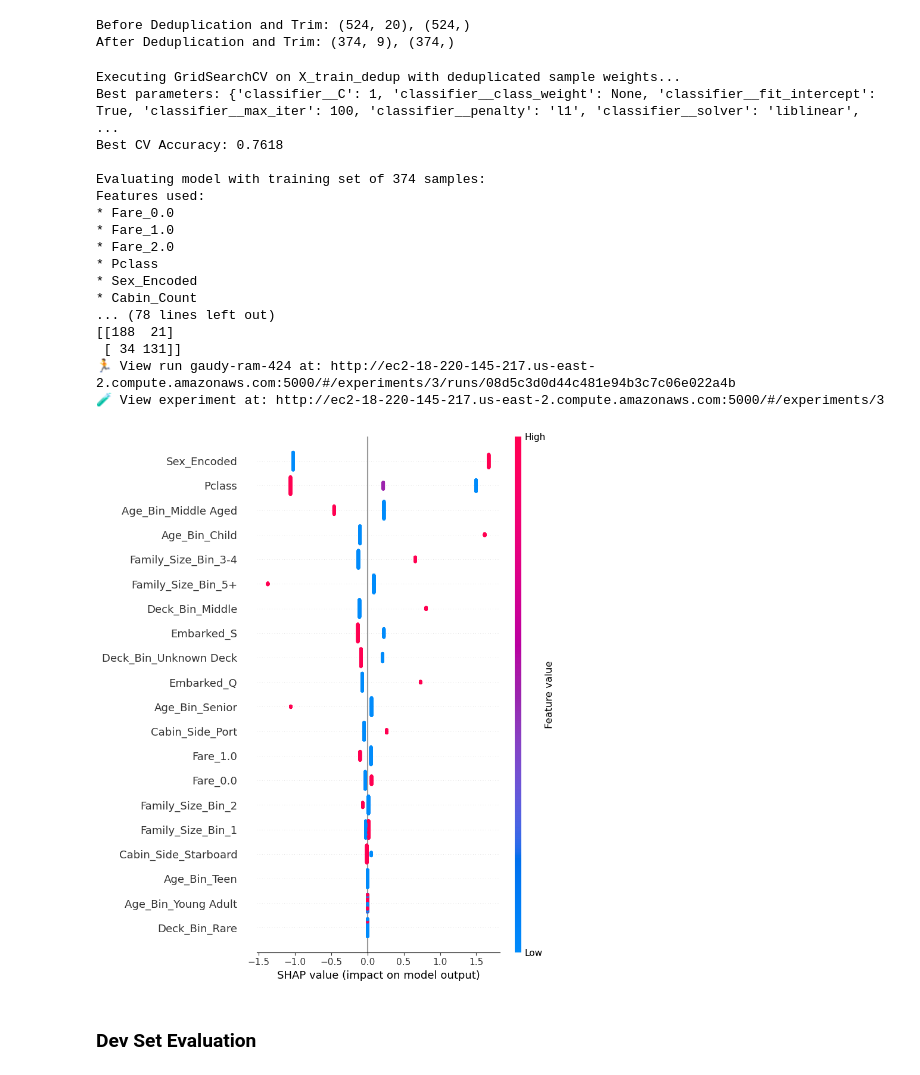
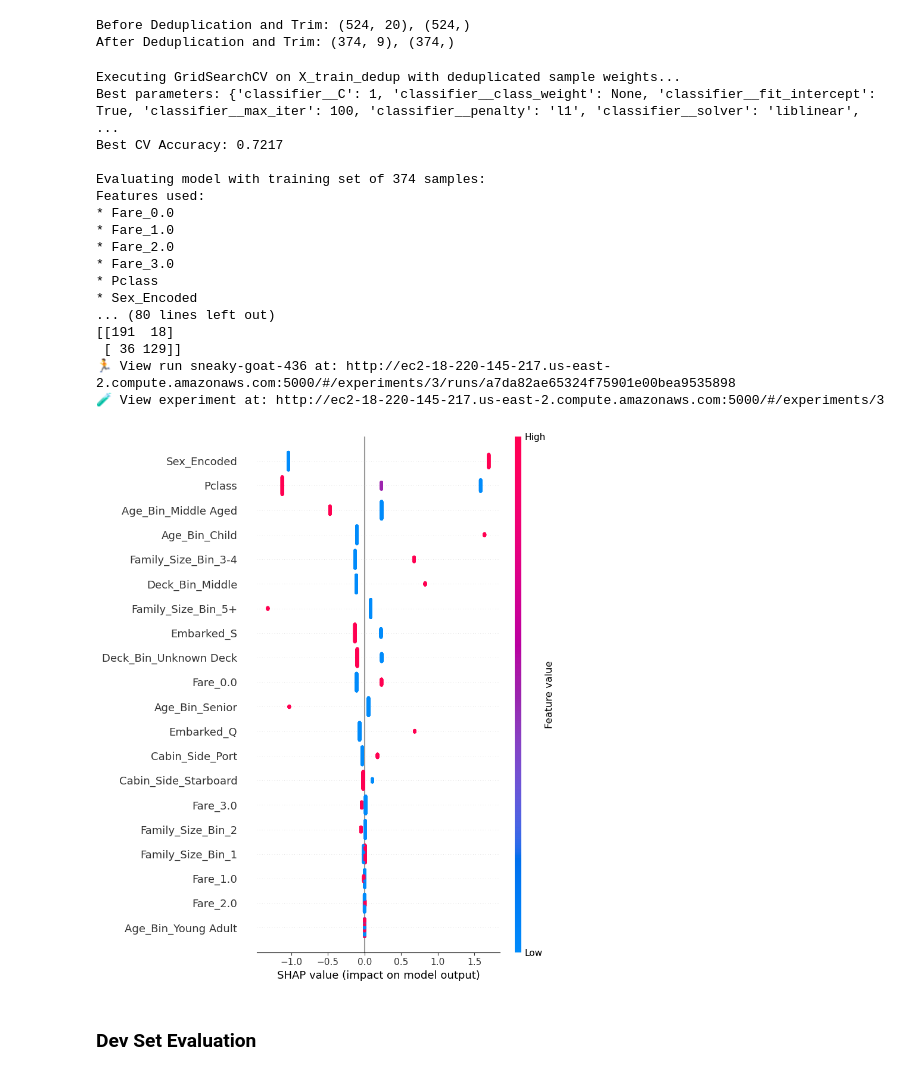
Before and after one commit to pt7481/titanic-ml-from-disaster, a Jupyter notebook: titanic_ml_from_disaster_abridged__paultongyoo.ipynb, the cells around one changed output. Cells and saved outputs as stored; diff of their text form; code cells hidden in the pictures.

Commit message:
Baselining hypertuning strategy (X_train only) before refactoring to incorporate (X_train + X_dev)

```diff
--- a/titanic_ml_from_disaster_abridged__paultongyoo.ipynb
+++ b/titanic_ml_from_disaster_abridged__paultongyoo.ipynb
@@ -901,7 +901,7 @@ with mlflow.start_run():
     mlflow.set_tag("dataset", "X_train")
 
     ###### Create reusable preprocessor that is fit only prior to Training and CV evaluations
-    num_fare_bins = 4   # Increasing to 5 increased variance (overfit training data), so using 4 bins for now
+    num_fare_bins = 4   # Included in hyperparameter search
     mlflow.log_param("num_fare_bins", num_fare_bins)
     fare_pipeline = Pipeline([
         ('log1p', FunctionTransformer(np.log1p, validate=False)),
@@ -927,12 +927,12 @@ with mlflow.start_run():
     param_grid = [
         { # Focusing on L1 penalty models to zero out noisy features
         'classifier__penalty':       ['l1'],
-        'classifier__C':             [0.001, 0.01, 0.1, 1, 10, 100],
+        'classifier__C':             [1,10,100], #[0.001, 0.01, 0.1, 1, 10, 100],
         'classifier__solver':        ['liblinear', 'saga'],
         'classifier__max_iter':      [100, 1000],
         'classifier__class_weight':  [None, 'balanced'],
         'classifier__fit_intercept': [True, False],
-        'preprocessor__fare_log_ohe__bins__n_bins': [3, 4, 5],
+        'preprocessor__fare_log_ohe__bins__n_bins': [4] # [3, 4, 5],
         },
     ]
 
@@ -953,7 +953,7 @@ with mlflow.start_run():
     model_params = grid_search.best_params_
     print(f"Best parameters: {model_params}")
     print(f"Best CV Accuracy: {grid_search.best_score_:.4f}")
-    mlflow.log_param("model_type", pipeline.__class__.__name__)
+    mlflow.log_param("model_type", pipeline.named_steps['classifier'].__class__.__name__)
 
     mlflow.log_params(model_params)
     mlflow.log_metric("best_cv_acc", grid_search.best_score_)
@@ -989,40 +989,40 @@ with mlflow.start_run():
     print("Training precision:", training_prec)
     print("Training recall   :", training_rec)
     print("Training F1-score :", training_f1)
 
     print("\nModel Coefficients:")
     coef_df = pd.DataFrame(pipeline.named_steps['classifier'].coef_.T, index=feature_names_after_preprocessing, columns=['Coefficient'])
     print(coef_df.sort_values(by='Coefficient', ascending=False))
     print()
 
     print("\nClassification Report:")
     print_diagnostics(y_train_dedup, y_pred)
 
     # Plot SHAP Summary
     X_train_dedup_processed = pipeline.named_steps['preprocessor'].transform(X_train_dedup)
     explainer = shap.LinearExplainer(pipeline.named_steps['classifier'], X_train_dedup_processed)
     shap_values = explainer.shap_values(X_train_dedup_processed)
     X_train_shap_df = pd.DataFrame(X_train_dedup_processed, columns=feature_names_after_preprocessing)
     shap.summary_plot(shap_values, X_train_shap_df, plot_type="dot", show=False)
 # %% [output]
 Executing GridSearchCV on X_train_dedup with deduplicated sample weights...
 Best parameters: {'classifier__C': 1, 'classifier__class_weight': None, 'classifier__fit_intercept': True, 'classifier__max_iter': 100, 'classifier__penalty': 'l1', 'classifier__solver': 'liblinear',  ...
-Best CV Accuracy: 0.7618
+Best CV Accuracy: 0.7217
 
 Evaluating model with training set of 374 samples:
 Features used:
 * Fare_0.0
 * Fare_1.0
 * Fare_2.0
+* Fare_3.0
 * Pclass
 * Sex_Encoded
-* Cabin_Count
-... (78 lines left out)
-[[188  21]
- [ 34 131]]
-🏃 View run gaudy-ram-424 at: http://ec2-18-220-145-217.us-east-2.compute.amazonaws.com:5000/#/experiments/3/runs/08d5c3d0d44c481e94b3c7c06e022a4b
+... (80 lines left out)
+[[191  18]
+ [ 36 129]]
+🏃 View run sneaky-goat-436 at: http://ec2-18-220-145-217.us-east-2.compute.amazonaws.com:5000/#/experiments/3/runs/a7da82ae65324f75901e00bea9535898
 🧪 View experiment at: http://ec2-18-220-145-217.us-east-2.compute.amazonaws.com:5000/#/experiments/3
-[figure, old version]
+[figure, new version]
 # %% [markdown]
 ### Dev Set Evaluation
 # %%
```
Also changed, not shown: parts of 6 cells of this notebook.
